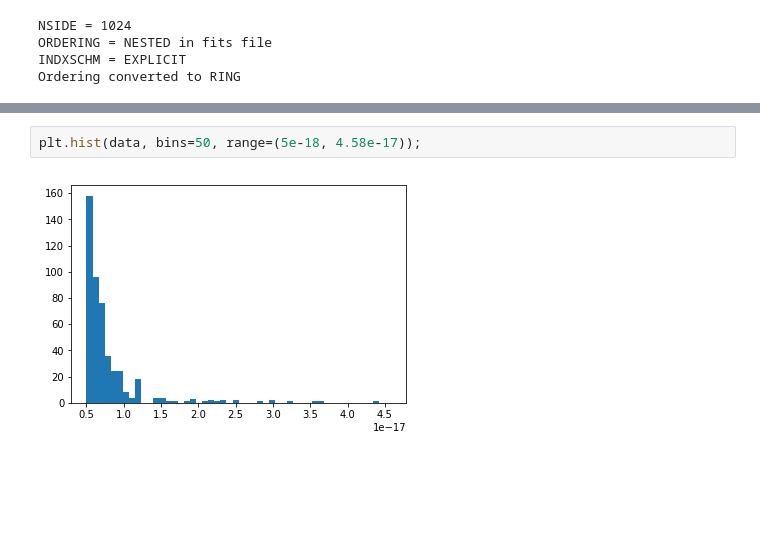
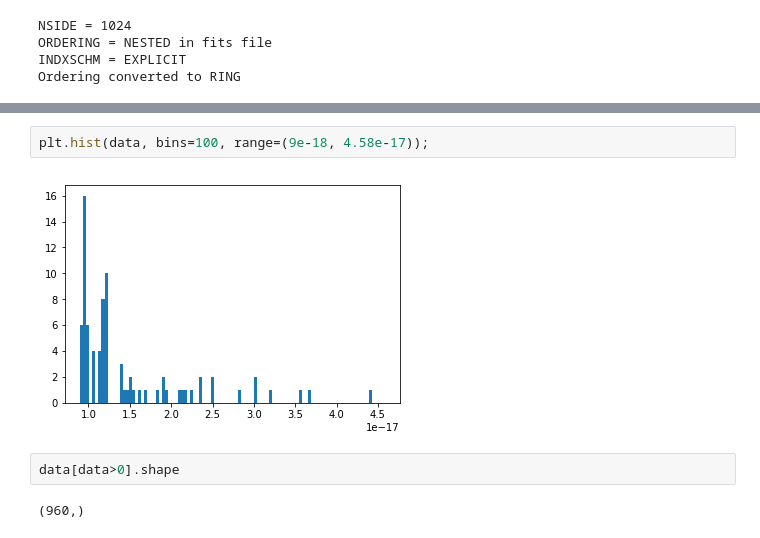
Before and after one commit to peroju/dm-gammapy, a Jupyter notebook: FITS.ipynb, the cells around one changed output, grey strips where cells are left out. Cells and saved outputs as stored; diff of their text form; blank space fills up the shorter version.

```diff
--- a/FITS.ipynb
+++ b/FITS.ipynb
@@ -136,4 +171,8 @@ hp.cartview(data, lonra=[-dtheta_orth/2,dtheta_orth/2], latra=[-dtheta/2,dtheta/
 # %%
-plt.hist(data, bins=50, range=(5e-18, 4.58e-17));
+plt.hist(data, bins=100, range=(9e-18, 4.58e-17));
 # %% [output]
-[figure, old version]
+[figure, new version]
+# %%
+data[data>0].shape
+# %% [output]
+(960,)
```
Also changed, not shown: parts of 28 cells of this notebook.
